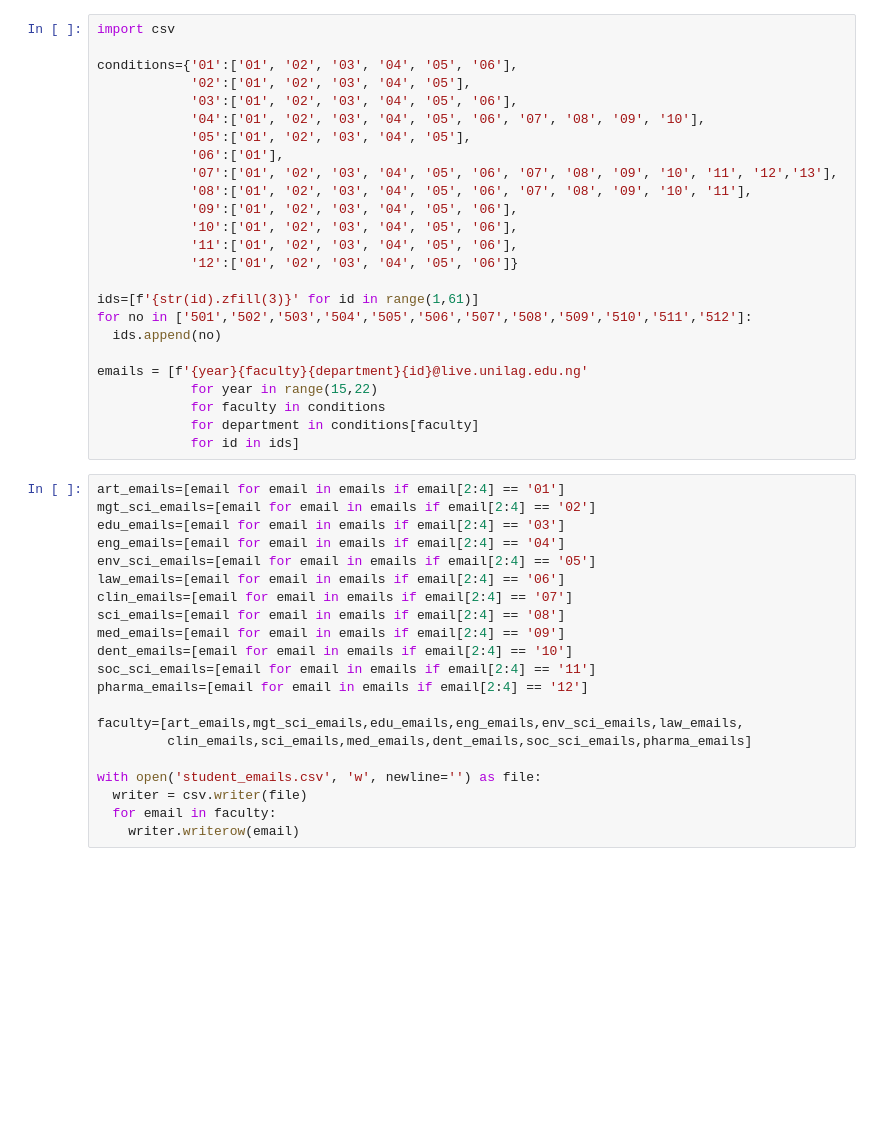
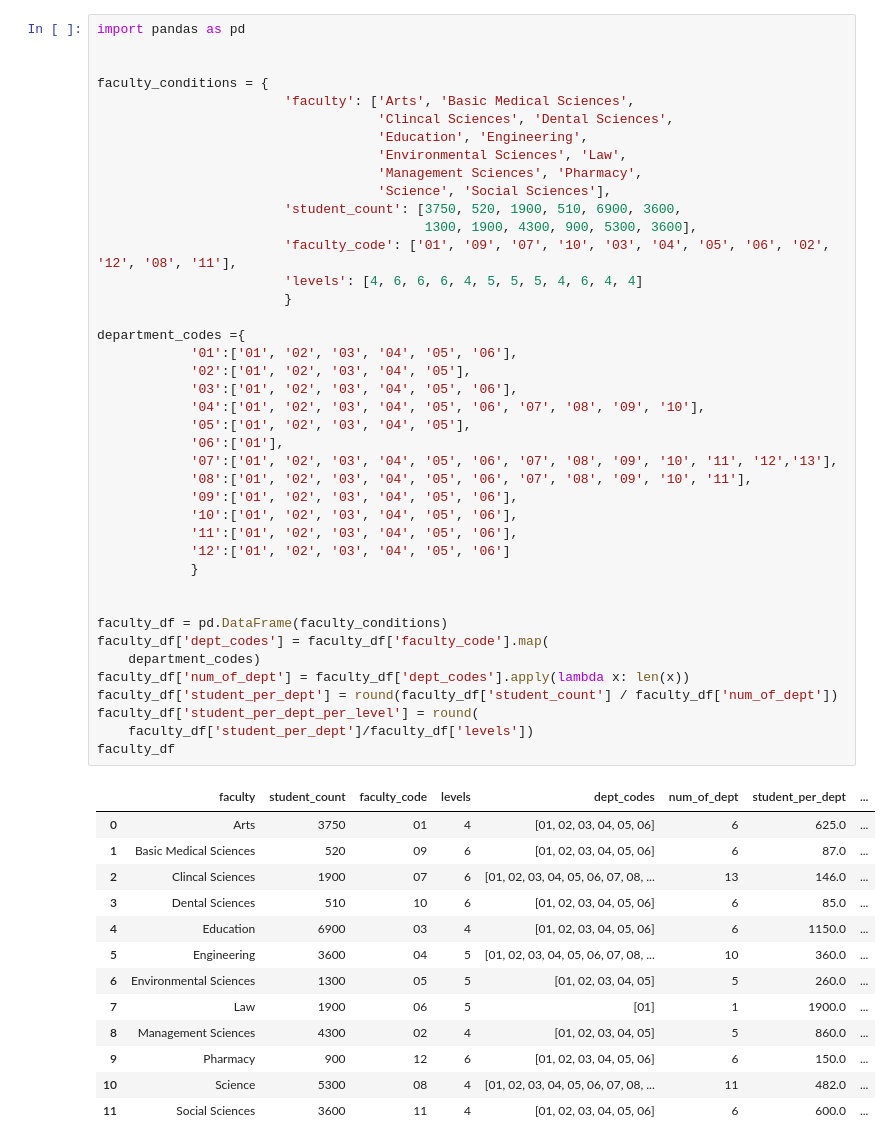
Before and after one commit to socratesjnr/asuu-strike-project, a Jupyter notebook: Students_email.ipynb, the cells around one changed output. Saved outputs shown, nothing was run; the diff lists cells and outputs as text; blank space fills up the shorter version.

Commit message:
Refactored students_email.ipynb

```diff
--- a/Students_email.ipynb
+++ b/Students_email.ipynb
@@ -5,46 +6,55 @@ This code block generates a csv file containing a generated list of student emai
 # %%
-import csv
+import pandas as pd
 
-conditions={'01':['01', '02', '03', '04', '05', '06'],
+
+faculty_conditions = {
+                        'faculty': ['Arts', 'Basic Medical Sciences',
+                                    'Clincal Sciences', 'Dental Sciences',
+                                    'Education', 'Engineering',
+                                    'Environmental Sciences', 'Law',
+                                    'Management Sciences', 'Pharmacy',
+                                    'Science', 'Social Sciences'],
+                        'student_count': [3750, 520, 1900, 510, 6900, 3600,
+                                          1300, 1900, 4300, 900, 5300, 3600],
+                        'faculty_code': ['01', '09', '07', '10', '03', '04', '05', '06', '02', '12', '08', '11'],
+                        'levels': [4, 6, 6, 6, 4, 5, 5, 5, 4, 6, 4, 4]
+                        }
+
+department_codes ={
+            '01':['01', '02', '03', '04', '05', '06'],
             '02':['01', '02', '03', '04', '05'],
             '03':['01', '02', '03', '04', '05', '06'],
             '04':['01', '02', '03', '04', '05', '06', '07', '08', '09', '10'],
             '05':['01', '02', '03', '04', '05'],
             '06':['01'],
             '07':['01', '02', '03', '04', '05', '06', '07', '08', '09', '10', '11', '12','13'],
             '08':['01', '02', '03', '04', '05', '06', '07', '08', '09', '10', '11'],
             '09':['01', '02', '03', '04', '05', '06'],
             '10':['01', '02', '03', '04', '05', '06'],
             '11':['01', '02', '03', '04', '05', '06'],
-            '12':['01', '02', '03', '04', '05', '06']}
+            '12':['01', '02', '03', '04', '05', '06']
+            }
 
-ids=[f'{str(id).zfill(3)}' for id in range(1,61)]
-for no in ['501','502','503','504','505','506','507','508','509','510','511','512']:
-  ids.append(no)
 
-emails = [f'{year}{faculty}{department}{id}@live.unilag.edu.ng'
-            for year in range(15,22)
-            for faculty in conditions
-            for department in conditions[faculty]
-            for id in ids]
+faculty_df = pd.DataFrame(faculty_conditions)
+faculty_df['dept_codes'] = faculty_df['faculty_code'].map(
+    department_codes)
+faculty_df['num_of_dept'] = faculty_df['dept_codes'].apply(lambda x: len(x))
+faculty_df['student_per_dept'] = round(faculty_df['student_count'] / faculty_df['num_of_dept'])
+faculty_df['student_per_dept_per_level'] = round(
+    faculty_df['student_per_dept']/faculty_df['levels'])
+faculty_df
+# %% [output]
+|  | faculty | student_count | faculty_code | levels | dept_codes | num_of_dept | student_per_dept | ... |
+| 0 | Arts | 3750 | 01 | 4 | [01, 02, 03, 04, 05, 06] | 6 | 625.0 | ... |
+| 1 | Basic Medical Sciences | 520 | 09 | 6 | [01, 02, 03, 04, 05, 06] | 6 | 87.0 | ... |
+| 2 | Clincal Sciences | 1900 | 07 | 6 | [01, 02, 03, 04, 05, 06, 07, 08, ... | 13 | 146.0 | ... |
+| 3 | Dental Sciences | 510 | 10 | 6 | [01, 02, 03, 04, 05, 06] | 6 | 85.0 | ... |
+| 4 | Education | 6900 | 03 | 4 | [01, 02, 03, 04, 05, 06] | 6 | 1150.0 | ... |
+| 5 | Engineering | 3600 | 04 | 5 | [01, 02, 03, 04, 05, 06, 07, 08, ... | 10 | 360.0 | ... |
+| 6 | Environmental Sciences | 1300 | 05 | 5 | [01, 02, 03, 04, 05] | 5 | 260.0 | ... |
+| 7 | Law | 1900 | 06 | 5 | [01] | 1 | 1900.0 | ... |
+| 8 | Management Sciences | 4300 | 02 | 4 | [01, 02, 03, 04, 05] | 5 | 860.0 | ... |
+| 9 | Pharmacy | 900 | 12 | 6 | [01, 02, 03, 04, 05, 06] | 6 | 150.0 | ... |
+| 10 | Science | 5300 | 08 | 4 | [01, 02, 03, 04, 05, 06, 07, 08, ... | 11 | 482.0 | ... |
+| 11 | Social Sciences | 3600 | 11 | 4 | [01, 02, 03, 04, 05, 06] | 6 | 600.0 | ... |
-# %%
-art_emails=[email for email in emails if email[2:4] == '01']
-mgt_sci_emails=[email for email in emails if email[2:4] == '02']
-edu_emails=[email for email in emails if email[2:4] == '03']
-eng_emails=[email for email in emails if email[2:4] == '04']
-env_sci_emails=[email for email in emails if email[2:4] == '05']
-law_emails=[email for email in emails if email[2:4] == '06']
-clin_emails=[email for email in emails if email[2:4] == '07']
-sci_emails=[email for email in emails if email[2:4] == '08']
-med_emails=[email for email in emails if email[2:4] == '09']
-dent_emails=[email for email in emails if email[2:4] == '10']
-soc_sci_emails=[email for email in emails if email[2:4] == '11']
-pharma_emails=[email for email in emails if email[2:4] == '12']
-
-faculty=[art_emails,mgt_sci_emails,edu_emails,eng_emails,env_sci_emails,law_emails,
-         clin_emails,sci_emails,med_emails,dent_emails,soc_sci_emails,pharma_emails]
-
-with open('student_emails.csv', 'w', newline='') as file:
-  writer = csv.writer(file)
-  for email in faculty:
-    writer.writerow(email)
```
Also changed, not shown: parts of 12 cells of this notebook, 1 other file.
